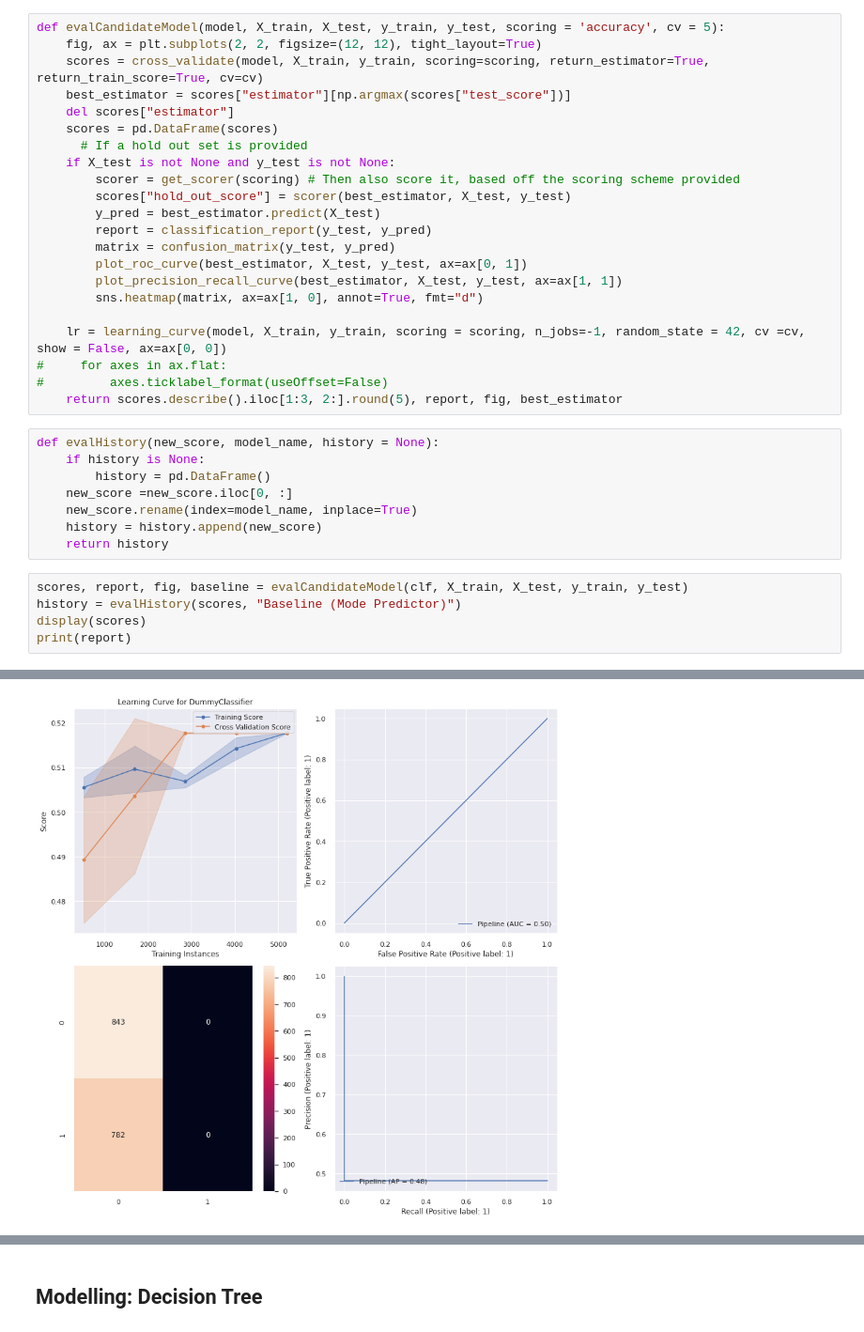
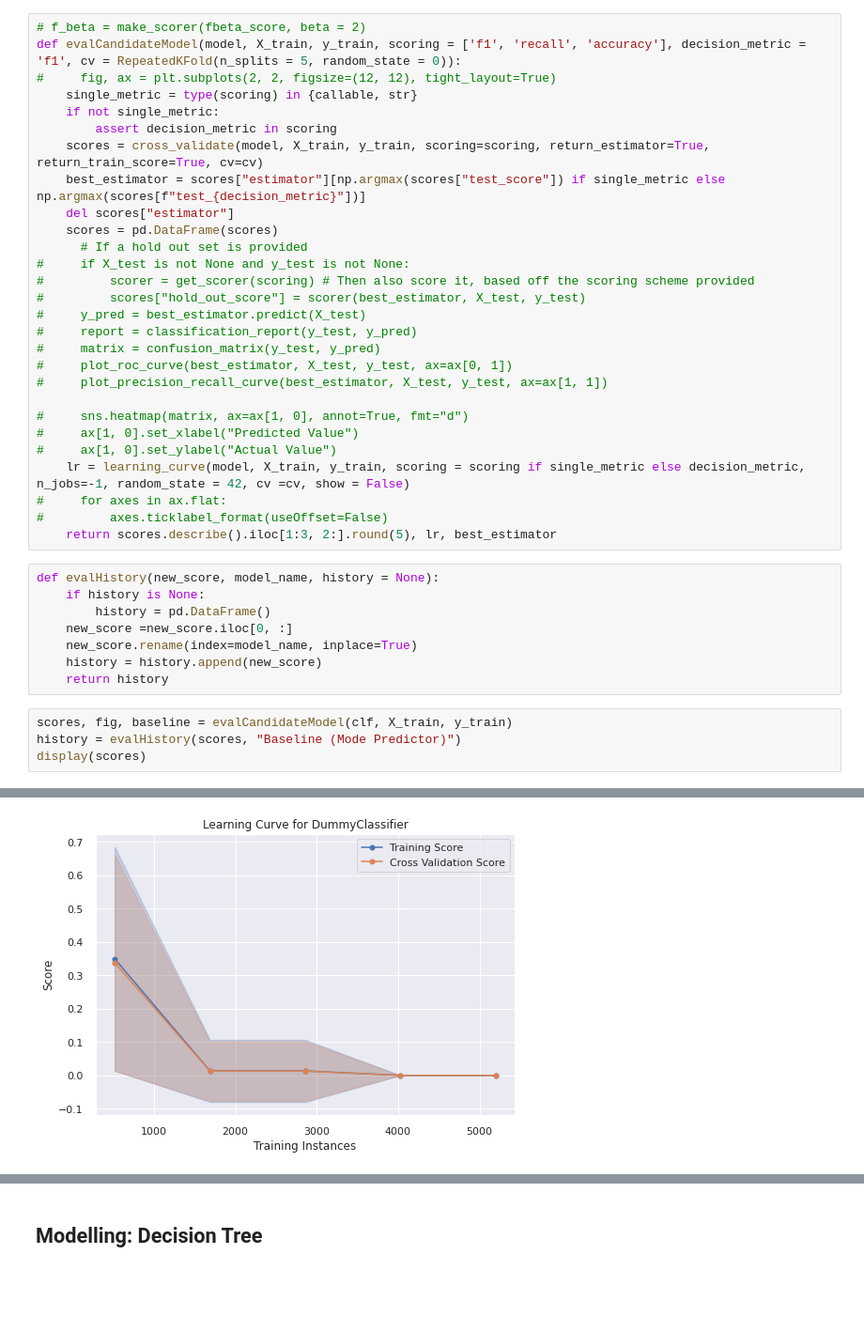
Before and after one commit to Tien-Cheng/AI-and-Machine-Learning--ST1511-, a Jupyter notebook: Assignment 1/classification/mushroom_v1.ipynb, the cells around one changed output, grey strips where cells are left out. Shown at 94% size. Saved outputs shown, nothing was run; the diff lists cells and outputs as text; blank space fills up the shorter version.

```diff
--- a/Assignment 1/classification/mushroom_v1.ipynb
+++ b/Assignment 1/classification/mushroom_v1.ipynb
@@ -401,25 +435,31 @@ It will:
 # %%
-def evalCandidateModel(model, X_train, X_test, y_train, y_test, scoring = 'accuracy', cv = 5):
-    fig, ax = plt.subplots(2, 2, figsize=(12, 12), tight_layout=True)
+# f_beta = make_scorer(fbeta_score, beta = 2)
+def evalCandidateModel(model, X_train, y_train, scoring = ['f1', 'recall', 'accuracy'], decision_metric = 'f1', cv = RepeatedKFold(n_splits = 5, random_state = 0)):
+#     fig, ax = plt.subplots(2, 2, figsize=(12, 12), tight_layout=True)
+    single_metric = type(scoring) in {callable, str}
+    if not single_metric:
+        assert decision_metric in scoring
     scores = cross_validate(model, X_train, y_train, scoring=scoring, return_estimator=True, return_train_score=True, cv=cv)
-    best_estimator = scores["estimator"][np.argmax(scores["test_score"])]
+    best_estimator = scores["estimator"][np.argmax(scores["test_score"]) if single_metric else np.argmax(scores[f"test_{decision_metric}"])]
     del scores["estimator"]
     scores = pd.DataFrame(scores)
       # If a hold out set is provided
-    if X_test is not None and y_test is not None:
-        scorer = get_scorer(scoring) # Then also score it, based off the scoring scheme provided
-        scores["hold_out_score"] = scorer(best_estimator, X_test, y_test)
-        y_pred = best_estimator.predict(X_test)
-        report = classification_report(y_test, y_pred)
-        matrix = confusion_matrix(y_test, y_pred)
-        plot_roc_curve(best_estimator, X_test, y_test, ax=ax[0, 1])
-        plot_precision_recall_curve(best_estimator, X_test, y_test, ax=ax[1, 1])
-        sns.heatmap(matrix, ax=ax[1, 0], annot=True, fmt="d")
+#     if X_test is not None and y_test is not None:
+#         scorer = get_scorer(scoring) # Then also score it, based off the scoring scheme provided
+#         scores["hold_out_score"] = scorer(best_estimator, X_test, y_test)
+#     y_pred = best_estimator.predict(X_test)
+#     report = classification_report(y_test, y_pred)
+#     matrix = confusion_matrix(y_test, y_pred)
+#     plot_roc_curve(best_estimator, X_test, y_test, ax=ax[0, 1])
+#     plot_precision_recall_curve(best_estimator, X_test, y_test, ax=ax[1, 1])
 
-    lr = learning_curve(model, X_train, y_train, scoring = scoring, n_jobs=-1, random_state = 42, cv =cv, show = False, ax=ax[0, 0])
+#     sns.heatmap(matrix, ax=ax[1, 0], annot=True, fmt="d")
+#     ax[1, 0].set_xlabel("Predicted Value")
+#     ax[1, 0].set_ylabel("Actual Value")
+    lr = learning_curve(model, X_train, y_train, scoring = scoring if single_metric else decision_metric, n_jobs=-1, random_state = 42, cv =cv, show = False)
 #     for axes in ax.flat:
 #         axes.ticklabel_format(useOffset=False)
-    return scores.describe().iloc[1:3, 2:].round(5), report, fig, best_estimator
+    return scores.describe().iloc[1:3, 2:].round(5), lr, best_estimator
 # %%
 def evalHistory(new_score, model_name, history = None):
     if history is None:
@@ -429,8 +469,7 @@ def evalHistory(new_score, model_name, history = None):
     history = history.append(new_score)
     return history
 # %%
-scores, report, fig, baseline = evalCandidateModel(clf, X_train, X_test, y_train, y_test)
+scores, fig, baseline = evalCandidateModel(clf, X_train, y_train)
 history = evalHistory(scores, "Baseline (Mode Predictor)")
 display(scores)
-print(report)
 # %% [output]
@@ -448,4 +479,4 @@ weighted avg       0.27      0.52      0.35      1625
-[figure, old version]
+[figure, new version]
 # %%
 history
 # %% [output]
```
Also changed, not shown: parts of 60 cells of this notebook, 9 other files.
